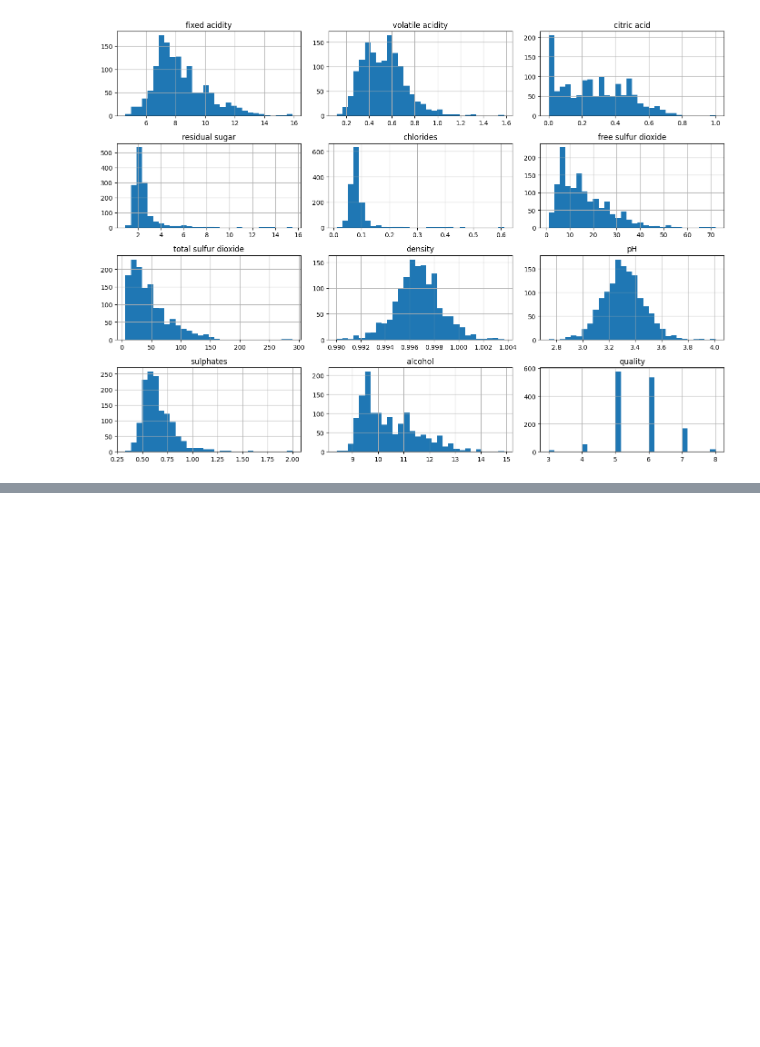
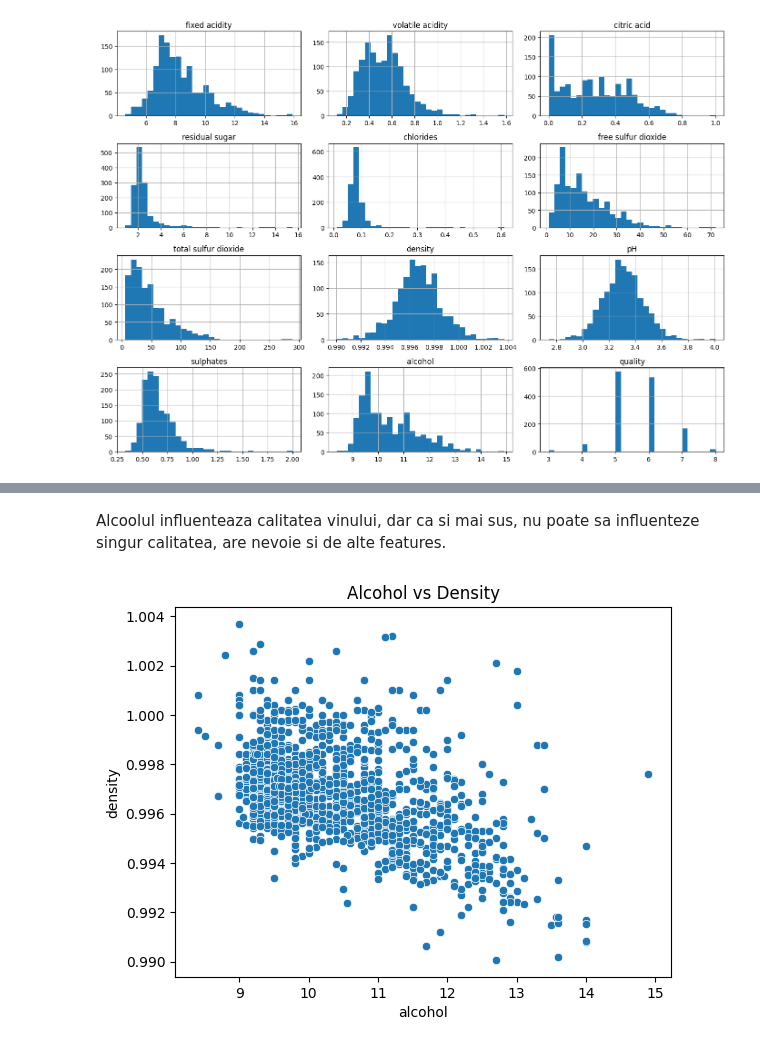
Before and after one commit to bratzaharia/wine-quality-scoring, a Jupyter notebook: Project2_Wine_Quality_Scoring.ipynb, the cells around one changed output, grey strips where cells are left out. Cells and saved outputs as stored; diff of their text form; code cells hidden in the pictures; blank space fills up the shorter version.

```diff
--- a/Project2_Wine_Quality_Scoring.ipynb
+++ b/Project2_Wine_Quality_Scoring.ipynb
@@ -177,0 +200,10 @@ plt.show()
+# %% [markdown]
+Alcoolul influenteaza calitatea vinului, dar ca si mai sus, nu poate sa influenteze singur calitatea, are nevoie si de alte features.
+# %%
+# scatter plot - relatie intre 2 feature # fara quality in centrul discutiei
+# multicoliniaritate!
+sns.scatterplot(x="alcohol", y="density", data=df)
+plt.title("Alcohol vs Density")
+plt.show()
+# %% [output]
+[figure, added]
```
Also changed, not shown: parts of 4 cells of this notebook.
